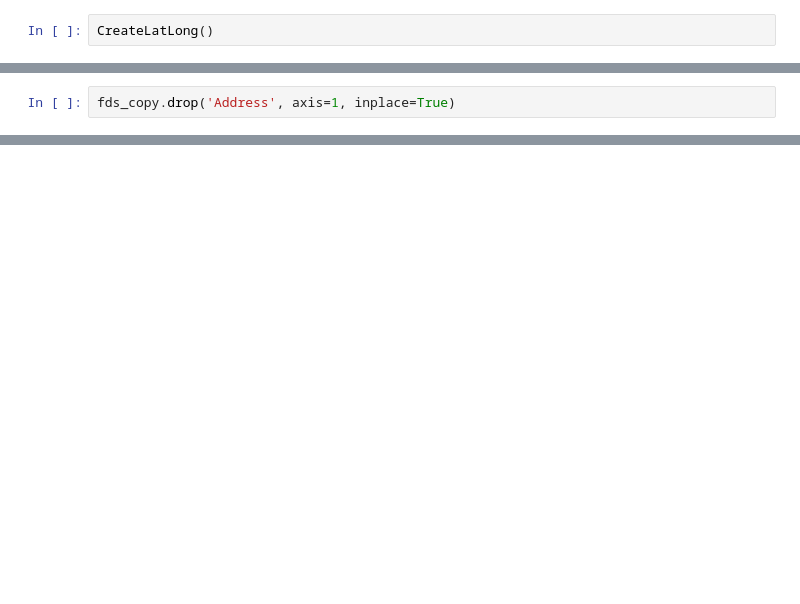
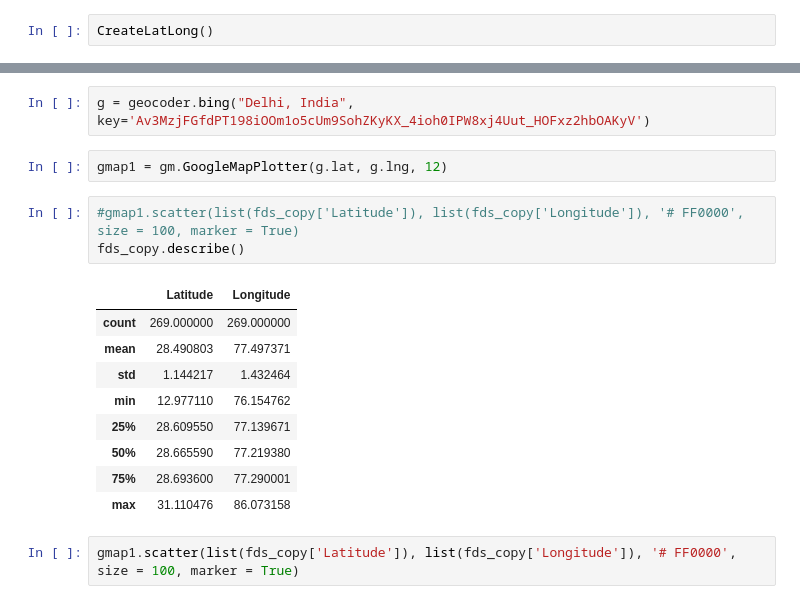
Before and after one commit to sidmagow/geoprofiling, a Jupyter notebook: GeoProfilingFinal.ipynb, the cells around one changed output, grey strips where cells are left out. Cells and saved outputs as stored; diff of their text form; blank space fills up the shorter version.

Commit message:
Add google map plot

```diff
--- a/GeoProfilingFinal.ipynb
+++ b/GeoProfilingFinal.ipynb
@@ -140,2 +146,0 @@ fds_copy=fds.copy()
-# %%
-fds_copy.drop('Address', axis=1, inplace=True)
@@ -145,0 +151,19 @@ mymap1 = gm.maps(30.3164945, 78.03219179999999, 15)
+# %%
+g = geocoder.bing("Delhi, India", key='Av3MzjFGfdPT198iOOm1o5cUm9SohZKyKX_4ioh0IPW8xj4Uut_HOFxz2hbOAKyV')
+# %%
+gmap1 = gm.GoogleMapPlotter(g.lat, g.lng, 12)
+# %%
+#gmap1.scatter(list(fds_copy['Latitude']), list(fds_copy['Longitude']), '# FF0000', size = 100, marker = True)
+fds_copy.describe()
+# %% [output]
+|  | Latitude | Longitude |
+| count | 269.000000 | 269.000000 |
+| mean | 28.490803 | 77.497371 |
+| std | 1.144217 | 1.432464 |
+| min | 12.977110 | 76.154762 |
+| 25% | 28.609550 | 77.139671 |
+| 50% | 28.665590 | 77.219380 |
+| 75% | 28.693600 | 77.290001 |
+| max | 31.110476 | 86.073158 |
+# %%
+gmap1.scatter(list(fds_copy['Latitude']), list(fds_copy['Longitude']), '# FF0000', size = 100, marker = True)
```
Also changed, not shown: parts of 27 cells of this notebook.
